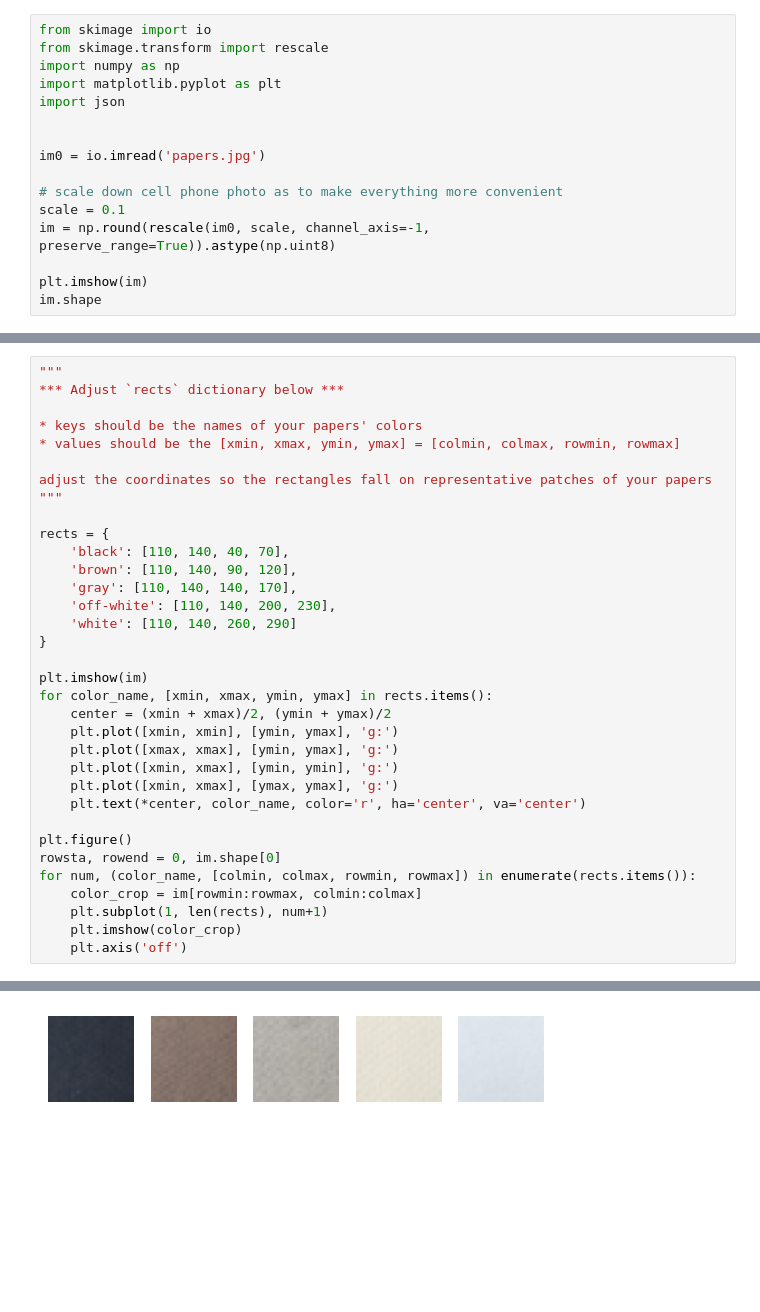
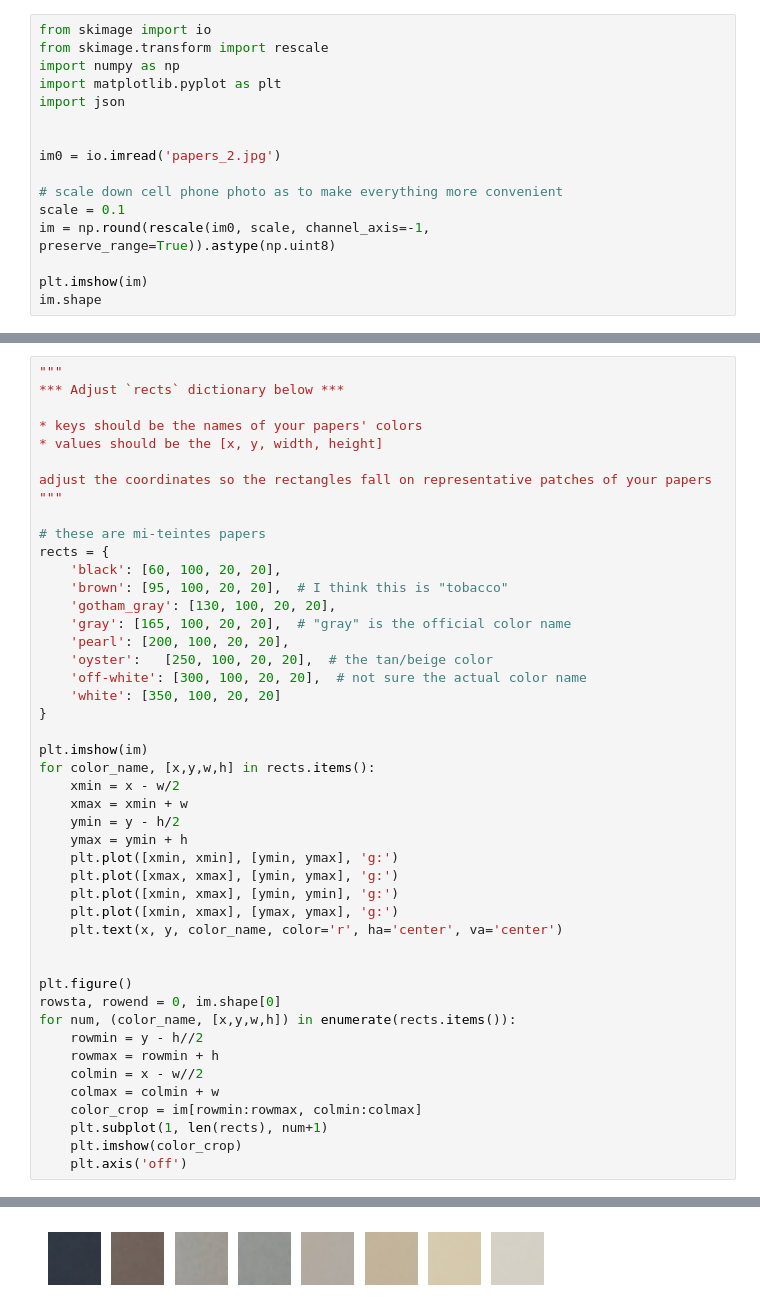
Before and after one commit to brikeats/collage-portraiture, a Jupyter notebook: color-calibration/Paper-Color-Calibration.ipynb, the cells around one changed output, grey strips where cells are left out. Cells and saved outputs as stored; diff of their text form; blank space fills up the shorter version.

Commit message:
fuller set of mi teintes papers

```diff
--- a/color-calibration/Paper-Color-Calibration.ipynb
+++ b/color-calibration/Paper-Color-Calibration.ipynb
@@ -6,7 +6,7 @@ import matplotlib.pyplot as plt
 import json
 
 
-im0 = io.imread('papers.jpg')
+im0 = io.imread('papers_2.jpg')
 
 # scale down cell phone photo as to make everything more convenient
 scale = 0.1
@@ -22,31 +22,43 @@ im.shape
 *** Adjust `rects` dictionary below ***
 
 * keys should be the names of your papers' colors
-* values should be the [xmin, xmax, ymin, ymax] = [colmin, colmax, rowmin, rowmax]
+* values should be the [x, y, width, height]
 
 adjust the coordinates so the rectangles fall on representative patches of your papers
 """
 
+# these are mi-teintes papers
 rects = {
-    'black': [110, 140, 40, 70],
-    'brown': [110, 140, 90, 120],
-    'gray': [110, 140, 140, 170],
-    'off-white': [110, 140, 200, 230],
-    'white': [110, 140, 260, 290]
+    'black': [60, 100, 20, 20],
+    'brown': [95, 100, 20, 20],  # I think this is "tobacco"
+    'gotham_gray': [130, 100, 20, 20],
+    'gray': [165, 100, 20, 20],  # "gray" is the official color name
+    'pearl': [200, 100, 20, 20],
+    'oyster':   [250, 100, 20, 20],  # the tan/beige color
+    'off-white': [300, 100, 20, 20],  # not sure the actual color name
+    'white': [350, 100, 20, 20]
 }
 
 plt.imshow(im)
-for color_name, [xmin, xmax, ymin, ymax] in rects.items():
-    center = (xmin + xmax)/2, (ymin + ymax)/2
+for color_name, [x,y,w,h] in rects.items():
+    xmin = x - w/2
+    xmax = xmin + w
+    ymin = y - h/2
+    ymax = ymin + h
     plt.plot([xmin, xmin], [ymin, ymax], 'g:')
     plt.plot([xmax, xmax], [ymin, ymax], 'g:')
     plt.plot([xmin, xmax], [ymin, ymin], 'g:')
     plt.plot([xmin, xmax], [ymax, ymax], 'g:')
-    plt.text(*center, color_name, color='r', ha='center', va='center')
+    plt.text(x, y, color_name, color='r', ha='center', va='center')
+
 
 plt.figure()
 rowsta, rowend = 0, im.shape[0]
-for num, (color_name, [colmin, colmax, rowmin, rowmax]) in enumerate(rects.items()):
+for num, (color_name, [x,y,w,h]) in enumerate(rects.items()):
+    rowmin = y - h//2
+    rowmax = rowmin + h
+    colmin = x - w//2
+    colmax = colmin + w
     color_crop = im[rowmin:rowmax, colmin:colmax]
     plt.subplot(1, len(rects), num+1)
     plt.imshow(color_crop)
@@ -56,2 +68,2 @@ for num, (color_name, [colmin, colmax, rowmin, rowmax]) in enumerate(rects.items
-[figure, old version]
+[figure, new version]
 # %%
```
Also changed, not shown: parts of 3 cells of this notebook, 2 other files.
